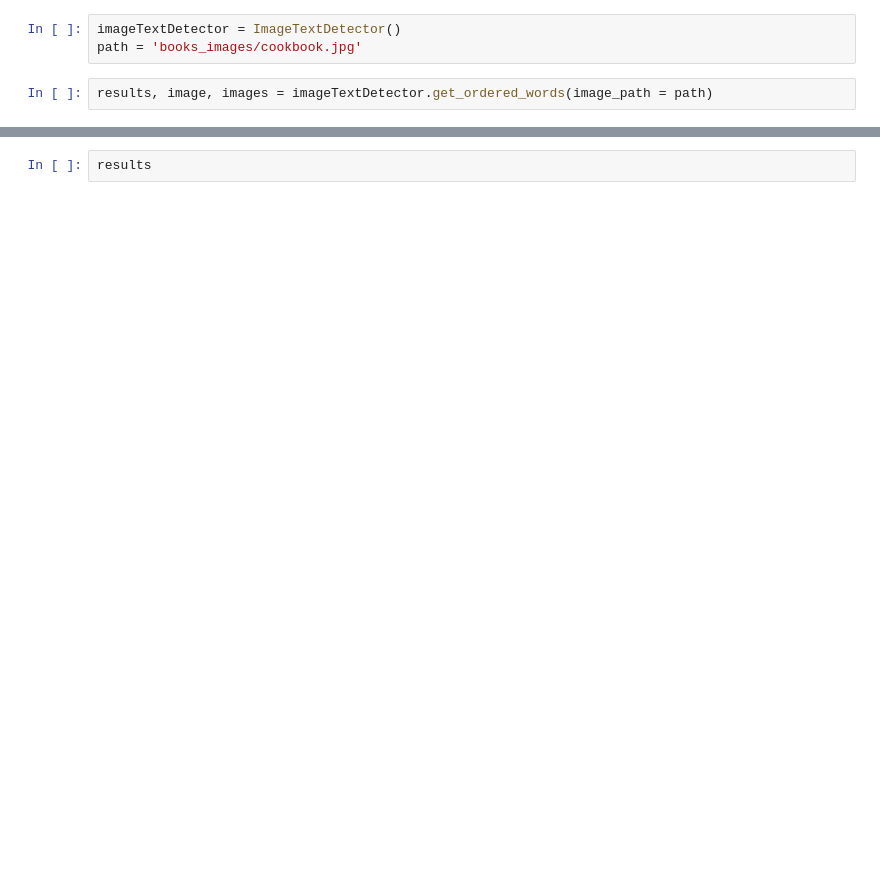
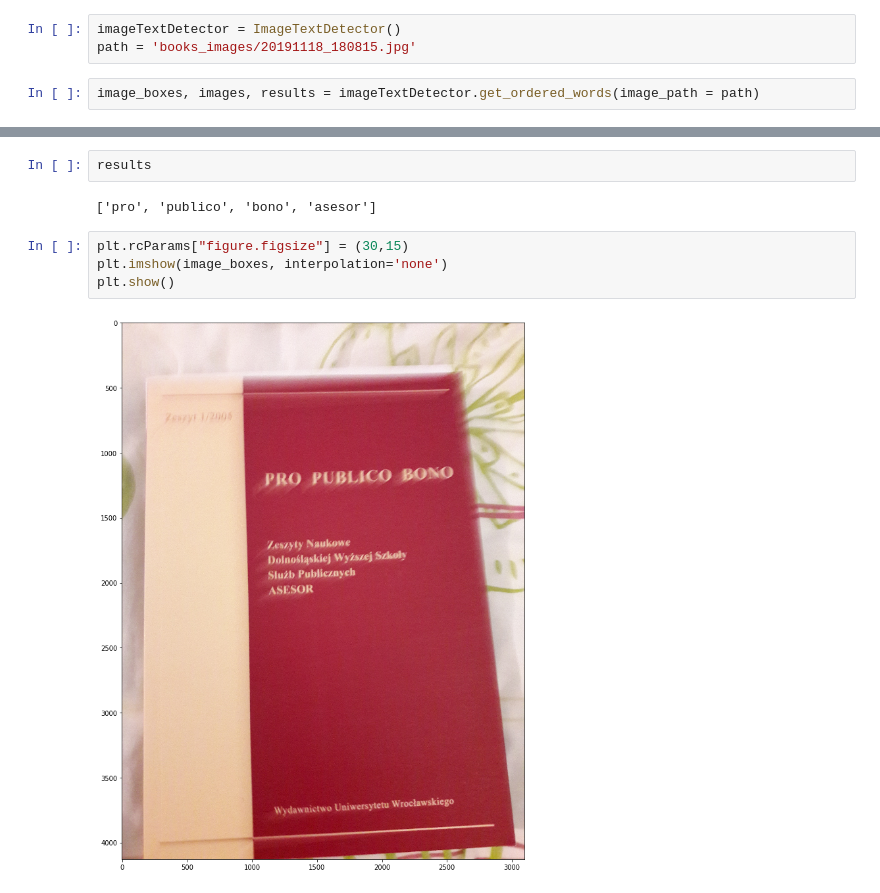
Before and after one commit to KamilJerzyWojcik/ImageTextDetector, a Jupyter notebook: SortedWords.ipynb, the cells around one changed output, grey strips where cells are left out. Drawn from its saved outputs; the diff is of its cells as text; blank space fills up the shorter version.

Commit message:
sort words

```diff
--- a/SortedWords.ipynb
+++ b/SortedWords.ipynb
@@ -5,7 +4,7 @@ import matplotlib.pyplot as plt
 # %%
 imageTextDetector = ImageTextDetector()
-path = 'books_images/cookbook.jpg'
+path = 'books_images/20191118_180815.jpg'
 # %%
-results, image, images = imageTextDetector.get_ordered_words(image_path = path)
+image_boxes, images, results = imageTextDetector.get_ordered_words(image_path = path)
 # %% [output]
 Loading weights from checkpoint (../neural_networks/CRAFT/craft_ic15_20k.pth)
@@ -14,5 +30,13 @@ KeyboardInterrupt:
 # %%
 results
+# %% [output]
+['pro', 'publico', 'bono', 'asesor']
+# %%
+plt.rcParams["figure.figsize"] = (30,15)
+plt.imshow(image_boxes, interpolation='none')
+plt.show()
+# %% [output]
+[figure, added]
 # %%
 for img in images:
     imgplot = plt.imshow(img)
```
Also changed, not shown: parts of 4 cells of this notebook, 2 other files.
